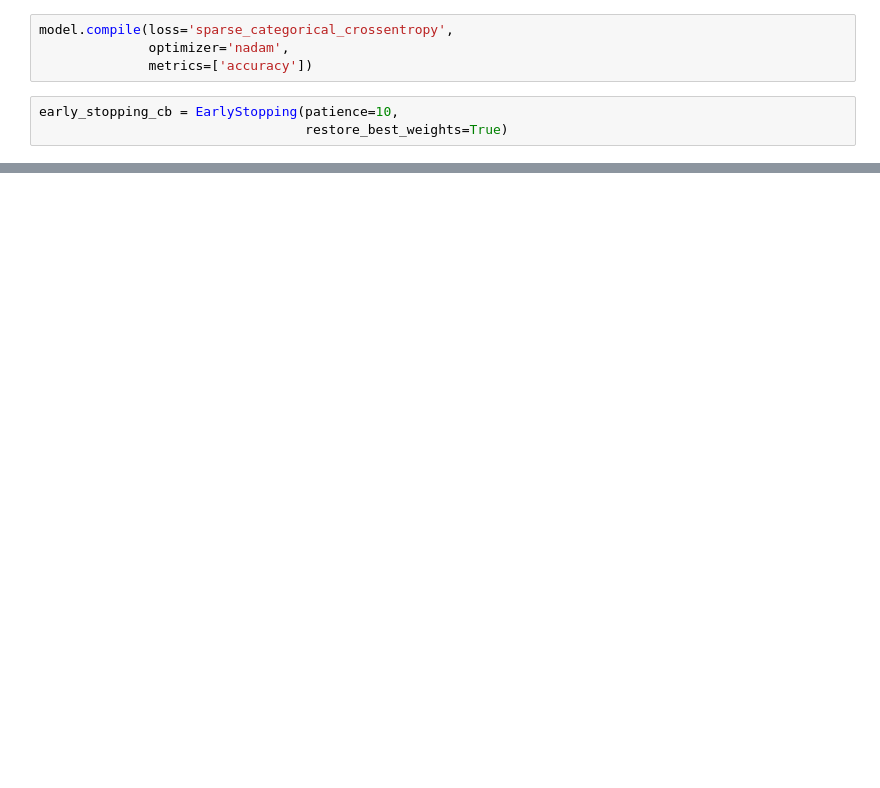
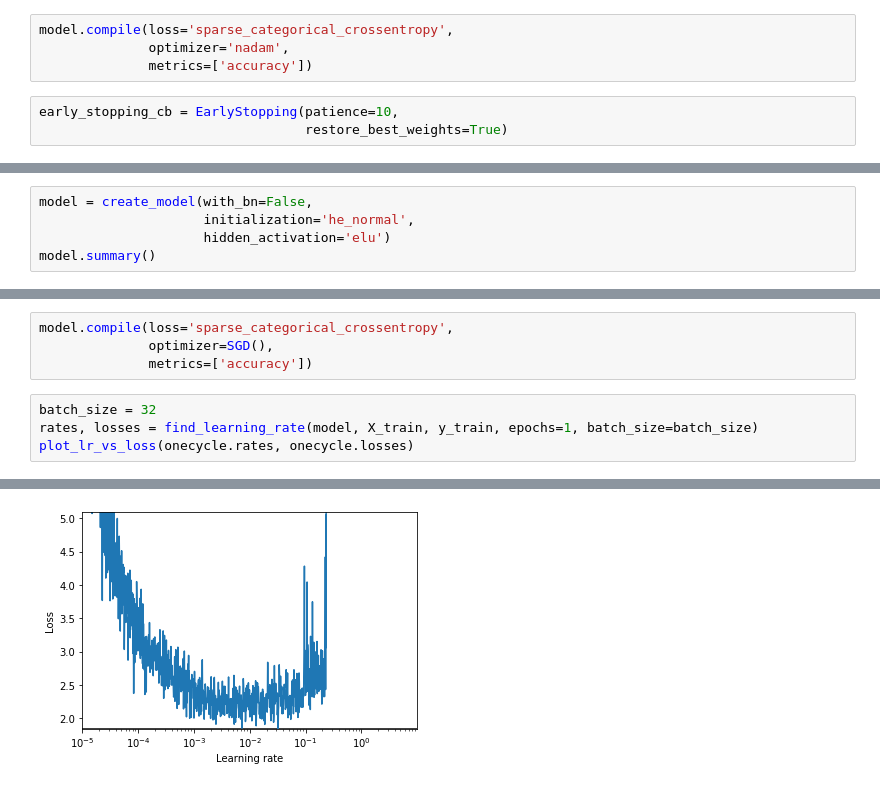
Before and after one commit to samirgadkari/ds, a Jupyter notebook: CIFAR10.ipynb, the cells around one changed output, grey strips where cells are left out. Drawn from its saved outputs; the diff is of its cells as text; blank space fills up the shorter version.

```diff
--- a/CIFAR10.ipynb
+++ b/CIFAR10.ipynb
@@ -278,0 +817,5 @@ Epoch 29/100
+# %%
+model = create_model(with_bn=False,
+                     initialization='he_normal',
+                     hidden_activation='elu')
+model.summary()
@@ -278,0 +840,9 @@ Epoch 29/100
+# %%
+model.compile(loss='sparse_categorical_crossentropy',
+              optimizer=SGD(),
+              metrics=['accuracy'])
+# %%
+batch_size = 32
+rates, losses = find_learning_rate(model, X_train, y_train, epochs=1, batch_size=batch_size)
+plot_lr_vs_loss(onecycle.rates, onecycle.losses)
+# %% [output]
@@ -278,0 +851 @@ Epoch 29/100
+[figure, added]
```
Also changed, not shown: parts of 57 cells of this notebook.
